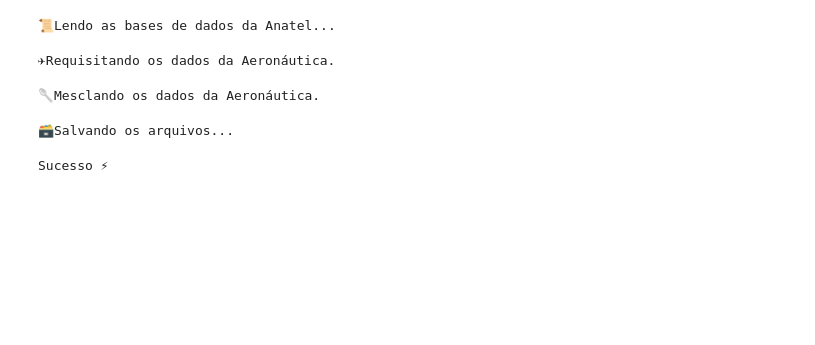
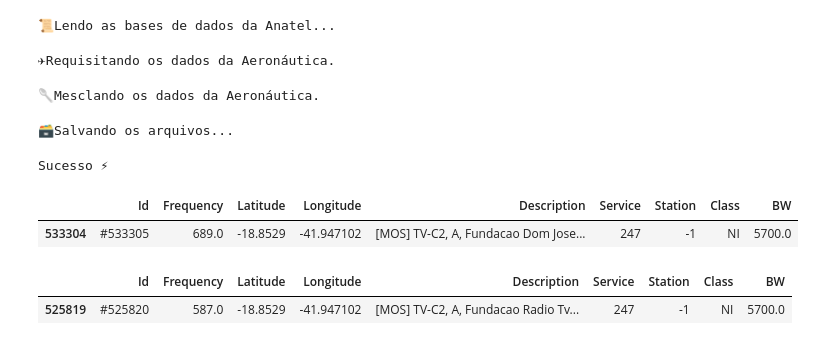
Before and after one commit to InovaFiscaliza/EmissorasRF, a Jupyter notebook: nbs/05_main.ipynb, the cells around one changed output. Drawn from its saved outputs; the diff is of its cells as text; code cells hidden in the pictures; blank space fills up the shorter version.

```diff
--- a/nbs/05_main.ipynb
+++ b/nbs/05_main.ipynb
@@ -47,7 +50,10 @@ def get_db(
     mod_times = {"ANATEL": datetime.now().strftime("%d/%m/%Y %H:%M:%S")}
     print(":airplane:[blue]Requisitando os dados da Aeronáutica.")
     update = all([connSQL, clientMongoDB])
-    aero = read_aero(path, update=update)
+    try:
+        aero = read_aero(path, update=update)
+    except Exception:
+        aero = read_aero(path)
     mod_times["AERONAUTICA"] = datetime.now().strftime("%d/%m/%Y %H:%M:%S")
     print(":spoon:[yellow]Mesclando os dados da Aeronáutica.")
     df = _format_matlab(merge_on_frequency(df, aero))
@@ -107,3 +95,13 @@ df = get_db(folder) #, conn, mongo_client)
 🥄Mesclando os dados da Aeronáutica.
 🗃Salvando os arquivos...
 Sucesso ⚡
+# %%
+df[df.Description.str.contains('50412989719')]
+# %% [output]
+|  | Id | Frequency | Latitude | Longitude | Description | Service | Station | Class | BW |
+| 533304 | #533305 | 689.0 | -18.8529 | -41.947102 | [MOS] TV-C2, A, Fundacao Dom Jose... | 247 | -1 | NI | 5700.0 |
+# %%
+df[df.Description.str.contains('50414510100')]
+# %% [output]
+|  | Id | Frequency | Latitude | Longitude | Description | Service | Station | Class | BW |
+| 525819 | #525820 | 587.0 | -18.8529 | -41.947102 | [MOS] TV-C2, A, Fundacao Radio Tv... | 247 | -1 | NI | 5700.0 |
```
Also changed, not shown: parts of 6 cells of this notebook, 23 other files.
